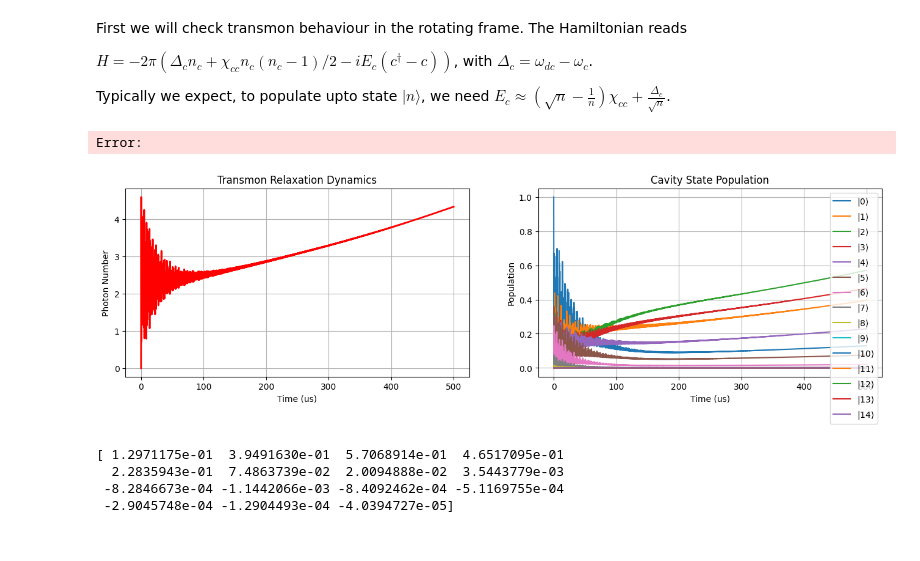
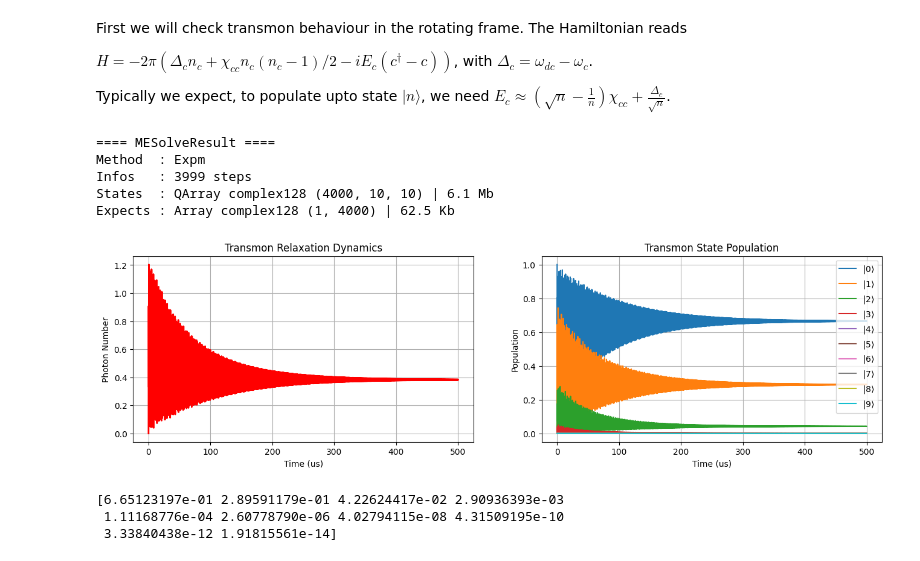
Before and after one commit to QBoyArijit/NNCat_Pers, a Jupyter notebook: env-modern/WP1_Notebooks/01_Cavity_Transmon_Behaviour_Check.ipynb, the cells around one changed output. Drawn from its saved outputs; the diff is of its cells as text; code cells hidden in the pictures.

```diff
--- a/env-modern/WP1_Notebooks/01_Cavity_Transmon_Behaviour_Check.ipynb
+++ b/env-modern/WP1_Notebooks/01_Cavity_Transmon_Behaviour_Check.ipynb
@@ -2,9 +2,12 @@
 # Important Imports, System Parameters and Drive Parameters:
 import dynamiqs as dq
 import jax.numpy as jnp
+
 from pathlib import Path
 import json
 import matplotlib.pyplot as plt
+
+dq.set_precision('double')  # 'single' by default
 
 # System Parameters:
 params = {
@@ -13,8 +16,8 @@ params = {
 }
 
 # Drive Parameters:
-params["Delta_c"] = 0.0
-params["drive_amplitude"] = 500.0
+params["Delta_c"] = 300.0
+params["drive_amplitude"] = 215.0
 # %% [markdown]
 First we will check transmon behaviour in the rotating frame. The Hamiltonian reads
 
@@ -23,7 +26,7 @@ $ H = -2 \pi (\Delta_c n_c + \chi_{cc} n_c (n_c - 1)/2 - iE_c (c^{\dagger} - c))
 Typically we expect, to populate upto state $\vert n \rangle$, we need $E_c \approx (\sqrt{n}-\frac{1}{n})\chi_{cc} + \frac{\Delta_c}{\sqrt{n}}$.
 # %%
 # Defining the System :
-Nc = 25
+Nc = 10
 c = dq.destroy(Nc)
 Numc = c.dag() @ c
 
@@ -35,43 +38,46 @@ Observables = [Numc]
 # Defining the Scope of Simulation :
 times = jnp.linspace(0, 500, 4000)
 Rho0 = dq.fock_dm(Nc, 0)
-Method = dq.method.Tsit5(rtol = 1e-6, atol = 1e-8, max_steps = 1000000)
+#Method = dq.method.Tsit5(rtol=1e-3, atol=1e-5, max_steps=5_000_000)
 Method = dq.method.Expm()
-# %% [output]
-Error:
 # %%
 # Running the Simulation :
 result = dq.mesolve(H, Dissipators, Rho0, tsave=times, exp_ops=Observables, method=Method)
 print(result)
+# %% [output]
+==== MESolveResult ====
+Method  : Expm
+Infos   : 3999 steps
+States  : QArray complex128 (4000, 10, 10) | 6.1 Mb
+Expects : Array complex128 (1, 4000) | 62.5 Kb
 # %%
 # Analyzing the Results :
 states_array = [rho.to_jax() for rho in result.states]
 Populattion_cavity = jnp.array([jnp.diag(rho).real for rho in states_array])
 
 fig, ax = plt.subplots(1, 2, figsize=(16,4))
 ax[0].plot(times, result.expects[0].real, linewidth=2, color = "r")
 ax[0].set_xlabel("Time (us)")
 ax[0].set_ylabel("Photon Number")
 ax[0].set_title("Transmon Relaxation Dynamics")
 ax[0].grid()
 
 for n in range(Nc):
     ax[1].plot(times, Populattion_cavity[:,n], label=rf"$\vert {n} \rangle$")
 ax[1].set_xlabel("Time (us)")
 ax[1].set_ylabel("Population")
-ax[1].set_title("Cavity State Population")
+ax[1].set_title("Transmon State Population")
 ax[1].legend()
 ax[1].grid()
 plt.show()
 
 
 #A = result.expects[0].real
 #B = abs(params["drive_amplitude"]/(params["Delta_c"] + params["Kappa_c"]*1j/2))
 #print(A[-1], B**2)
 print(Populattion_cavity[-1].real)
 # %% [output]
-[figure, old version]
+[figure, new version]
-[ 1.2971175e-01  3.9491630e-01  5.7068914e-01  4.6517095e-01
-  2.2835943e-01  7.4863739e-02  2.0094888e-02  3.5443779e-03
- -8.2846673e-04 -1.1442066e-03 -8.4092462e-04 -5.1169755e-04
- -2.9045748e-04 -1.2904493e-04 -4.0394727e-05]
+[6.65123197e-01 2.89591179e-01 4.22624417e-02 2.90936393e-03
+ 1.11168776e-04 2.60778790e-06 4.02794115e-08 4.31509195e-10
+ 3.33840438e-12 1.91815561e-14]
```
Also changed, not shown: 3 other files.
